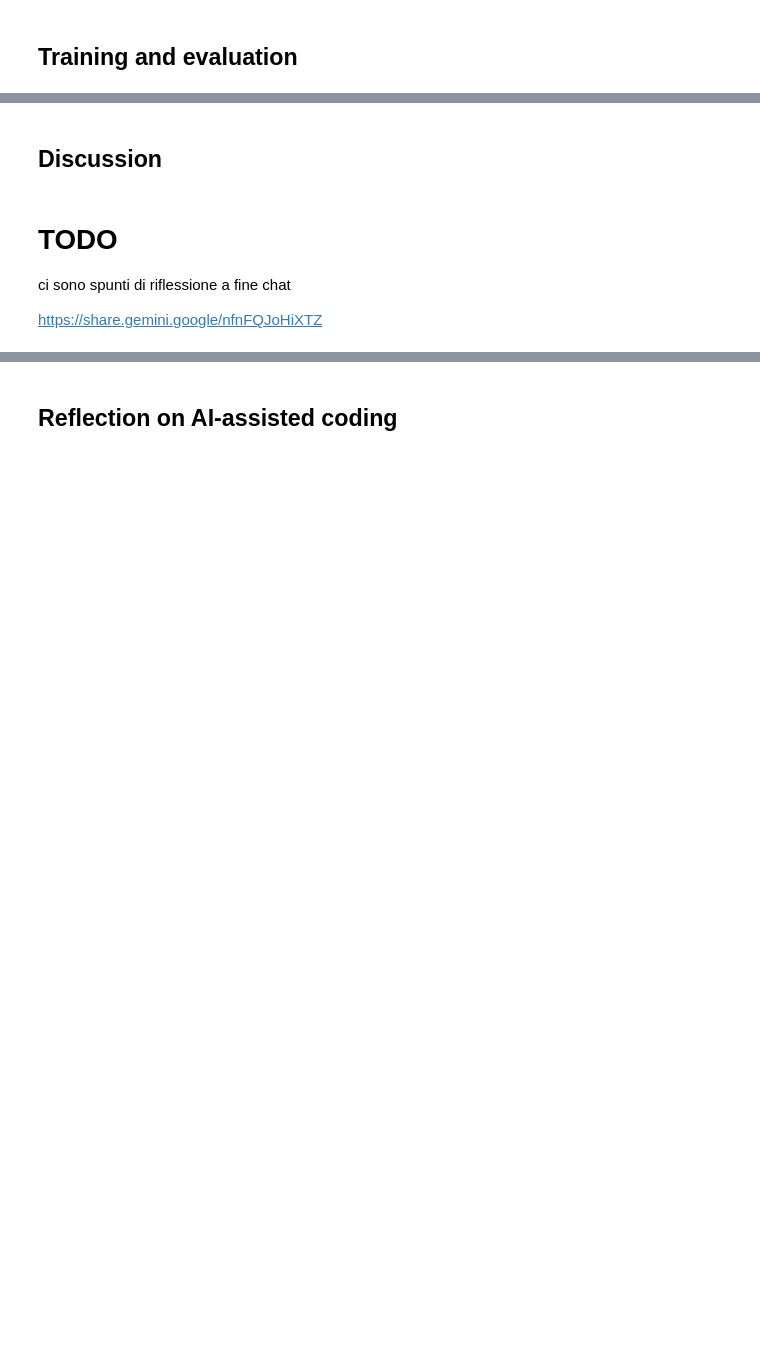
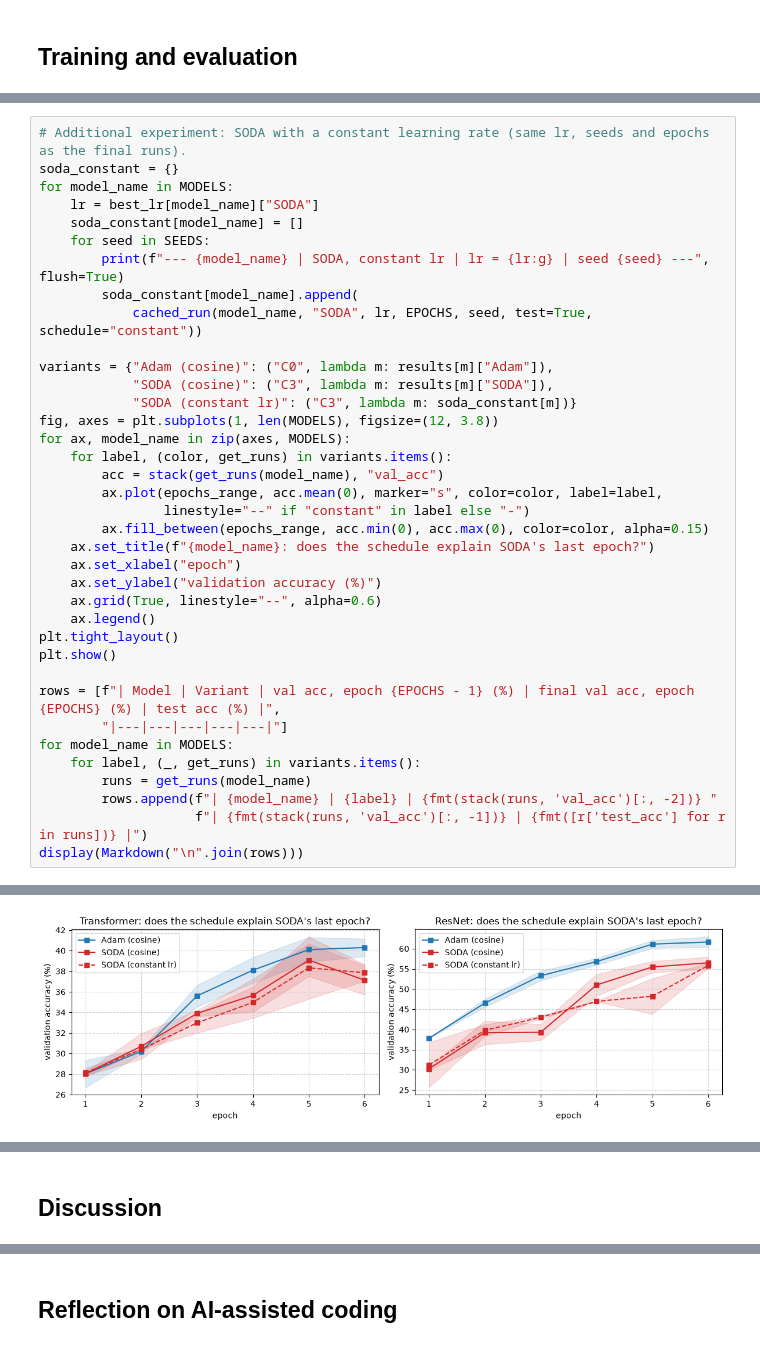
Before and after one commit to francescofoglia0/Project_Math_of_Data, a Jupyter notebook: HW1/Part 5 - Vibe coding new optimizers.ipynb, the cells around one changed output, grey strips where cells are left out. Drawn from its saved outputs; the diff is of its cells as text; blank space fills up the shorter version.

```diff
--- a/HW1/Part 5 - Vibe coding new optimizers.ipynb
+++ b/HW1/Part 5 - Vibe coding new optimizers.ipynb
@@ -608,0 +914,38 @@ ResNet         | SODA       | 61.85         | 61.85          | 56.0s
+# %%
+# Additional experiment: SODA with a constant learning rate (same lr, seeds and epochs as the final runs).
+soda_constant = {}
+for model_name in MODELS:
+    lr = best_lr[model_name]["SODA"]
+    soda_constant[model_name] = []
+    for seed in SEEDS:
+        print(f"--- {model_name} | SODA, constant lr | lr = {lr:g} | seed {seed} ---", flush=True)
+        soda_constant[model_name].append(
+            cached_run(model_name, "SODA", lr, EPOCHS, seed, test=True, schedule="constant"))
+
+variants = {"Adam (cosine)": ("C0", lambda m: results[m]["Adam"]),
+            "SODA (cosine)": ("C3", lambda m: results[m]["SODA"]),
+            "SODA (constant lr)": ("C3", lambda m: soda_constant[m])}
+fig, axes = plt.subplots(1, len(MODELS), figsize=(12, 3.8))
+for ax, model_name in zip(axes, MODELS):
+    for label, (color, get_runs) in variants.items():
+        acc = stack(get_runs(model_name), "val_acc")
+        ax.plot(epochs_range, acc.mean(0), marker="s", color=color, label=label,
+                linestyle="--" if "constant" in label else "-")
+        ax.fill_between(epochs_range, acc.min(0), acc.max(0), color=color, alpha=0.15)
+    ax.set_title(f"{model_name}: does the schedule explain SODA's last epoch?")
+    ax.set_xlabel("epoch")
+    ax.set_ylabel("validation accuracy (%)")
+    ax.grid(True, linestyle="--", alpha=0.6)
+    ax.legend()
+plt.tight_layout()
+plt.show()
+
+rows = [f"| Model | Variant | val acc, epoch {EPOCHS - 1} (%) | final val acc, epoch {EPOCHS} (%) | test acc (%) |",
+        "|---|---|---|---|---|"]
+for model_name in MODELS:
+    for label, (_, get_runs) in variants.items():
+        runs = get_runs(model_name)
+        rows.append(f"| {model_name} | {label} | {fmt(stack(runs, 'val_acc')[:, -2])} "
+                    f"| {fmt(stack(runs, 'val_acc')[:, -1])} | {fmt([r['test_acc'] for r in runs])} |")
+display(Markdown("\n".join(rows)))
+# %% [output]
@@ -608,0 +969 @@ ResNet         | SODA       | 61.85         | 61.85          | 56.0s
+[figure, added]
@@ -609,8 +978,2 @@ ResNet         | SODA       | 61.85         | 61.85          | 56.0s
 # %% [markdown]
 ## Discussion
-# %% [markdown]
-# TODO
-
-ci sono spunti di riflessione a fine chat
-
-https://share.gemini.google/nfnFQJoHiXTZ
```
Also changed, not shown: parts of 33 cells of this notebook, 2 other files.
